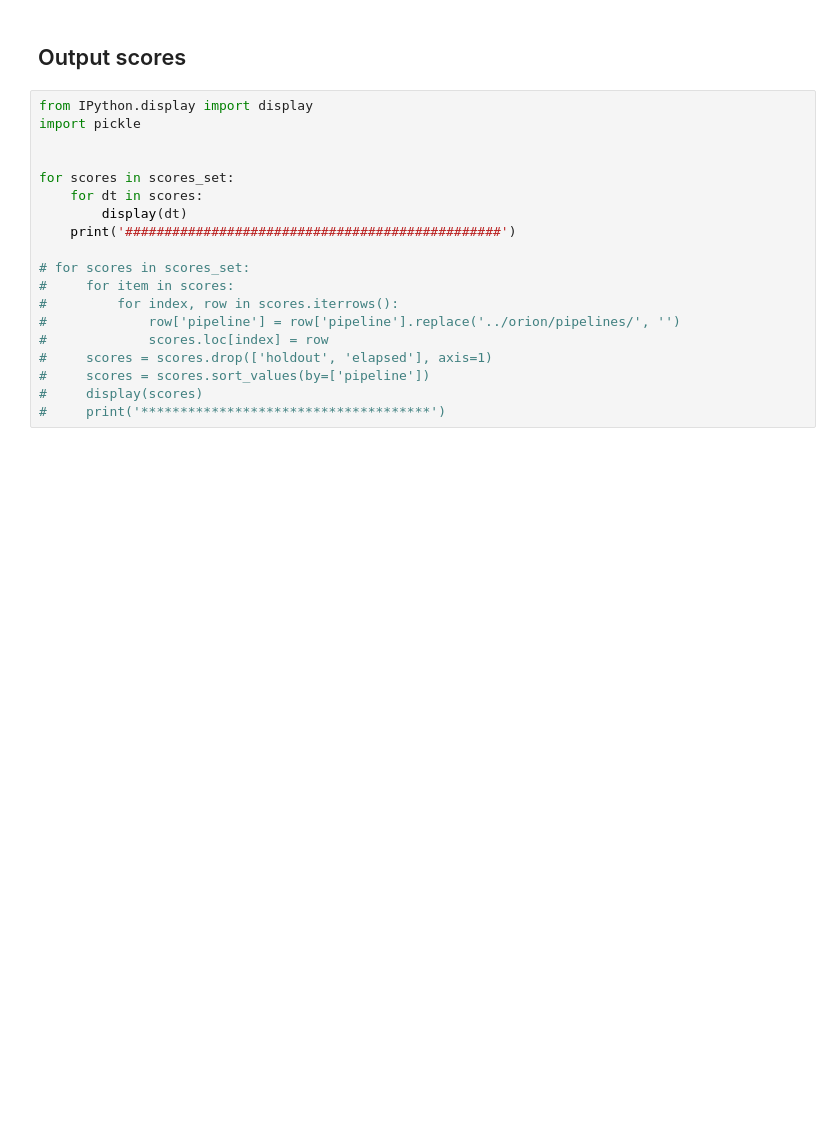
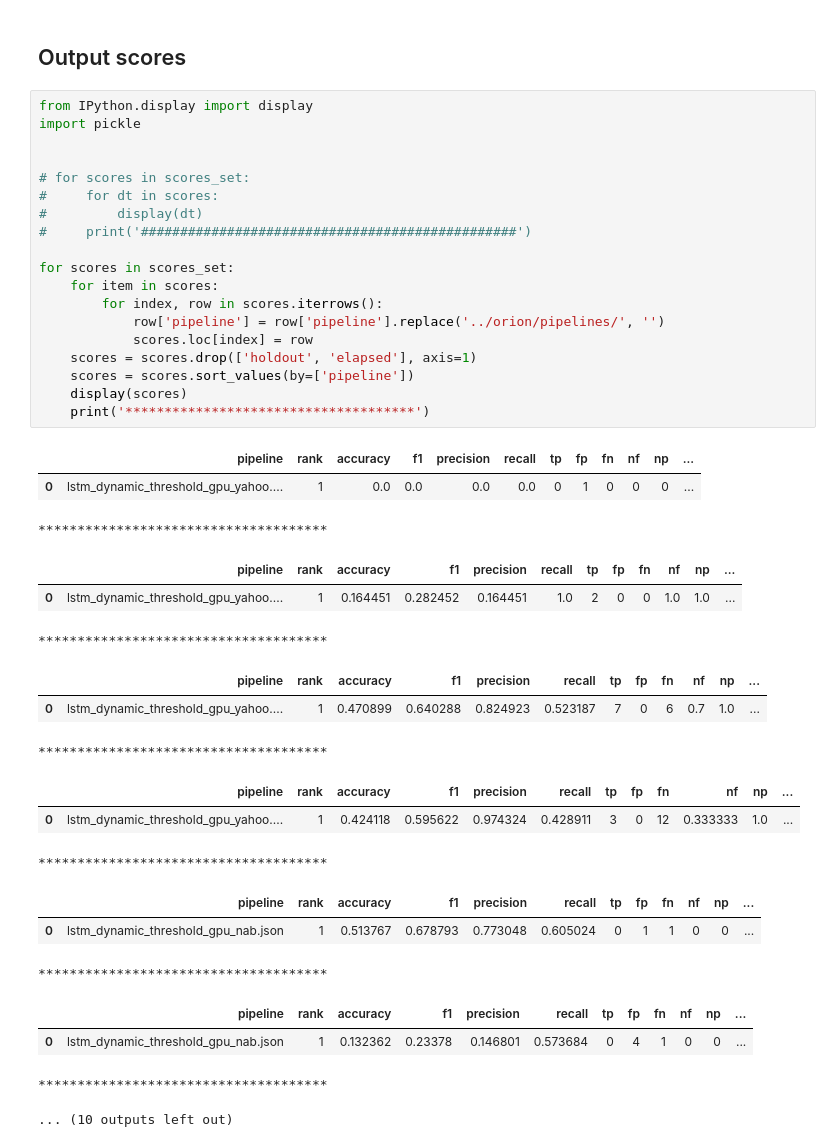
Before and after one commit to sintel-dev/Orion, a Jupyter notebook: notebooks/run_benchmark.ipynb, the cells around one changed output. Cells and saved outputs as stored; diff of their text form; blank space fills up the shorter version.

```diff
--- a/notebooks/run_benchmark.ipynb
+++ b/notebooks/run_benchmark.ipynb
@@ -320,19 +301,39 @@ length: 1420, window_size: 473, window_step_size: 47
 # %%
 from IPython.display import display
 import pickle
 
 
+# for scores in scores_set:
+#     for dt in scores:
+#         display(dt)
+#     print('################################################')
+
 for scores in scores_set:
-    for dt in scores:
-        display(dt)
-    print('################################################')
-
-# for scores in scores_set:
-#     for item in scores:
-#         for index, row in scores.iterrows():
-#             row['pipeline'] = row['pipeline'].replace('../orion/pipelines/', '')
-#             scores.loc[index] = row
-#     scores = scores.drop(['holdout', 'elapsed'], axis=1)
-#     scores = scores.sort_values(by=['pipeline'])
-#     display(scores)
-#     print('*************************************')
+    for item in scores:
+        for index, row in scores.iterrows():
+            row['pipeline'] = row['pipeline'].replace('../orion/pipelines/', '')
+            scores.loc[index] = row
+    scores = scores.drop(['holdout', 'elapsed'], axis=1)
+    scores = scores.sort_values(by=['pipeline'])
+    display(scores)
+    print('*************************************')
+# %% [output]
+|  | pipeline | rank | accuracy | f1 | precision | recall | tp | fp | fn | nf | np | ... |
+| 0 | lstm_dynamic_threshold_gpu_yahoo.... | 1 | 0.0 | 0.0 | 0.0 | 0.0 | 0 | 1 | 0 | 0 | 0 | ... |
+*************************************
+|  | pipeline | rank | accuracy | f1 | precision | recall | tp | fp | fn | nf | np | ... |
+| 0 | lstm_dynamic_threshold_gpu_yahoo.... | 1 | 0.164451 | 0.282452 | 0.164451 | 1.0 | 2 | 0 | 0 | 1.0 | 1.0 | ... |
+*************************************
+|  | pipeline | rank | accuracy | f1 | precision | recall | tp | fp | fn | nf | np | ... |
+| 0 | lstm_dynamic_threshold_gpu_yahoo.... | 1 | 0.470899 | 0.640288 | 0.824923 | 0.523187 | 7 | 0 | 6 | 0.7 | 1.0 | ... |
+*************************************
+|  | pipeline | rank | accuracy | f1 | precision | recall | tp | fp | fn | nf | np | ... |
+| 0 | lstm_dynamic_threshold_gpu_yahoo.... | 1 | 0.424118 | 0.595622 | 0.974324 | 0.428911 | 3 | 0 | 12 | 0.333333 | 1.0 | ... |
+*************************************
+|  | pipeline | rank | accuracy | f1 | precision | recall | tp | fp | fn | nf | np | ... |
+| 0 | lstm_dynamic_threshold_gpu_nab.json | 1 | 0.513767 | 0.678793 | 0.773048 | 0.605024 | 0 | 1 | 1 | 0 | 0 | ... |
+*************************************
+|  | pipeline | rank | accuracy | f1 | precision | recall | tp | fp | fn | nf | np | ... |
+| 0 | lstm_dynamic_threshold_gpu_nab.json | 1 | 0.132362 | 0.23378 | 0.146801 | 0.573684 | 0 | 4 | 1 | 0 | 0 | ... |
+*************************************
+... (10 outputs left out)
```
Also changed, not shown: parts of 2 cells of this notebook, 2 other files.
